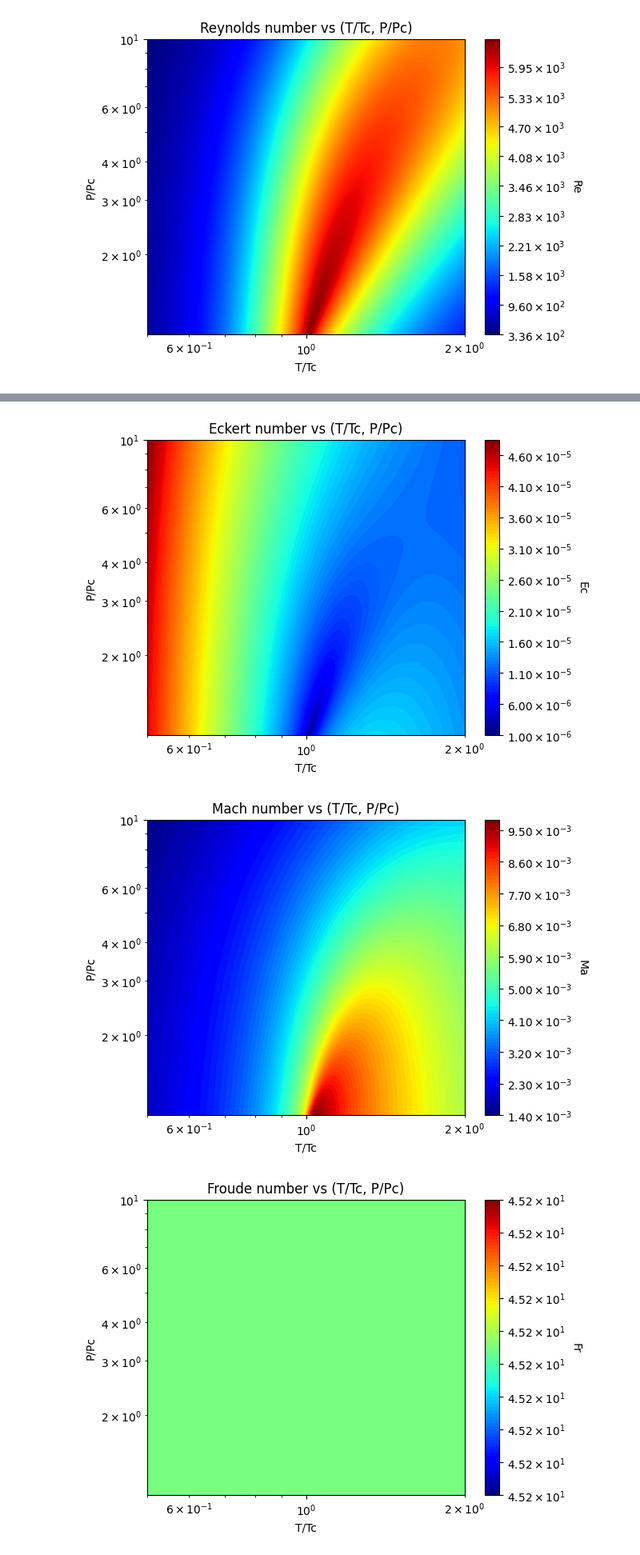
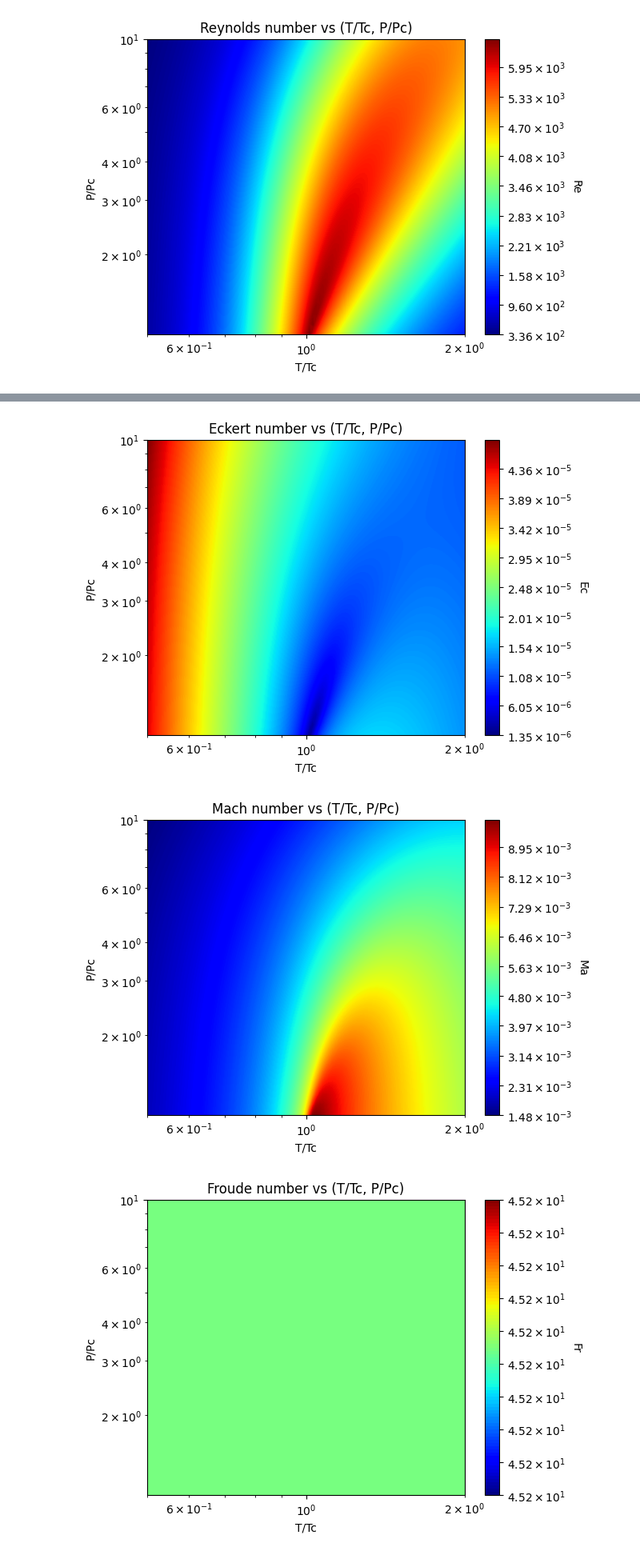
Before and after one commit to henri-avec-un-i/UPC_internship, a Jupyter notebook: caracterisation_of_turbulent_scales_dimensionless.ipynb, the cells around one changed output, grey strips where cells are left out. Shown: that part at 80% size. Cells and saved outputs as stored; diff of their text form; code cells hidden in the pictures.

```diff
--- a/caracterisation_of_turbulent_scales_dimensionless.ipynb
+++ b/caracterisation_of_turbulent_scales_dimensionless.ipynb
@@ -295,7 +293,7 @@ def plot_Ec_PvsT(T_list_r, P_list_r, Ec_array, T_r_log_scale=True, P_r_log_scale
     # Show the plot
     plt.show()
 # %%
-def plot_Ma_PvsT(T_list_r, P_list_r, Ma_array, T_r_log_scale=True, P_r_log_scale=True, Ma_log_scale=False, colormap='jet', nbr_of_contours=10):
+def plot_Ma_PvsT(T_list_r, P_list_r, Ma_array, T_r_log_scale=True, P_r_log_scale=True, Ma_log_scale=False, colormap='jet', nbr_of_contours=10, plot_size = (6.4, 4.8)):
     """
     Plot the Mach number as a function of (T/Tc, P/Pc).
 
@@ -313,7 +311,7 @@ def plot_Ma_PvsT(T_list_r, P_list_r, Ma_array, T_r_log_scale=True, P_r_log_scale
         None
     """
     # Create a figure and axes
-    fig, ax = plt.subplots()
+    fig, ax = plt.subplots(figsize=plot_size)
 
     # Create the filled contour plot
     if Ma_log_scale:
@@ -2052,11 +2050,11 @@ plot_Pr_PvsT(T_list_r, P_list_r, Pr_array, T_r_log_scale=True, P_r_log_scale=Tru
 # %%
-plot_Ec_PvsT(T_list_r, P_list_r, Ec_array, T_r_log_scale=True, P_r_log_scale=True, Ec_log_scale=False, colormap='jet', nbr_of_contours=100)
+plot_Ec_PvsT(T_list_r, P_list_r, Ec_array, T_r_log_scale=True, P_r_log_scale=True, Ec_log_scale=False, colormap='jet', nbr_of_contours=1000)
 # %% [output]
-[figure, old version]
+[figure, new version]
 # %%
-plot_Ma_PvsT(T_list_r, P_list_r, Ma_array, T_r_log_scale=True, P_r_log_scale=True, Ma_log_scale=False, colormap='jet', nbr_of_contours=100)
+plot_Ma_PvsT(T_list_r, P_list_r, Ma_array, T_r_log_scale=True, P_r_log_scale=True, Ma_log_scale=False, colormap='jet', nbr_of_contours=1000)
 # %% [output]
-[figure, old version]
+[figure, new version]
 # %%
 plot_Fr_PvsT(T_list_r, P_list_r, Fr_array, T_r_log_scale=True, P_r_log_scale=True, Fr_log_scale=False, colormap='jet', nbr_of_contours=100)
 # %% [output]
```
Also changed, not shown: parts of 19 cells of this notebook, 3 other files.
